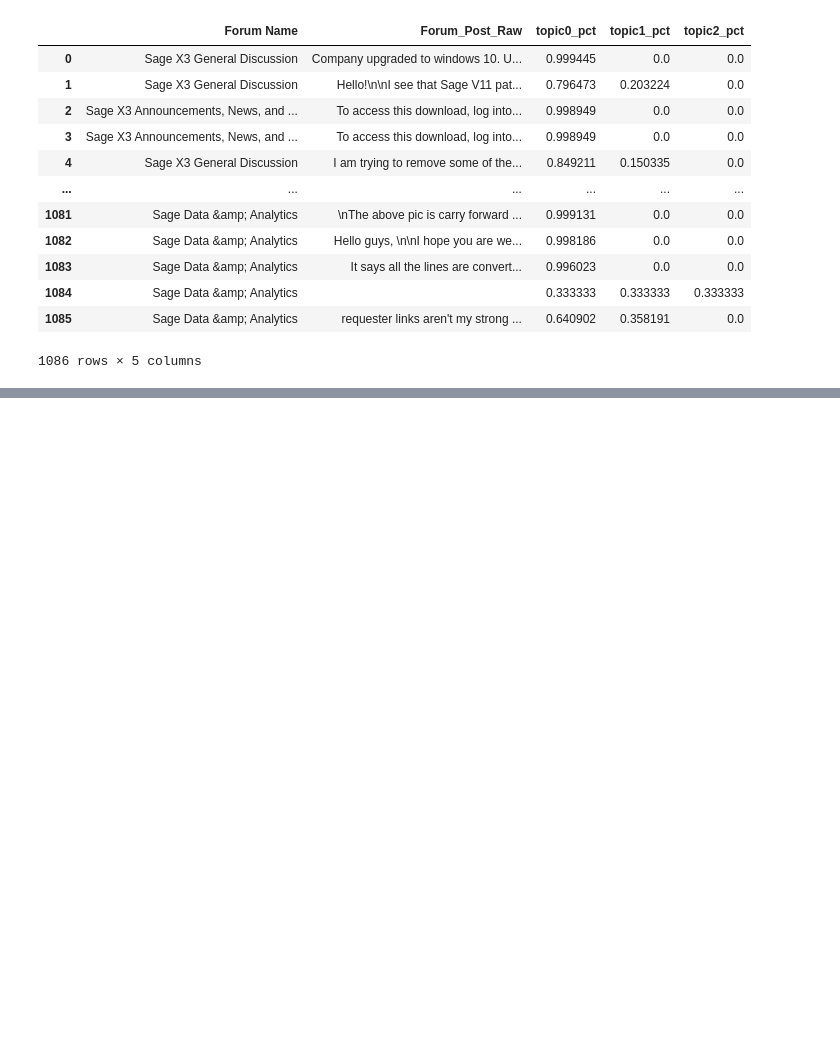
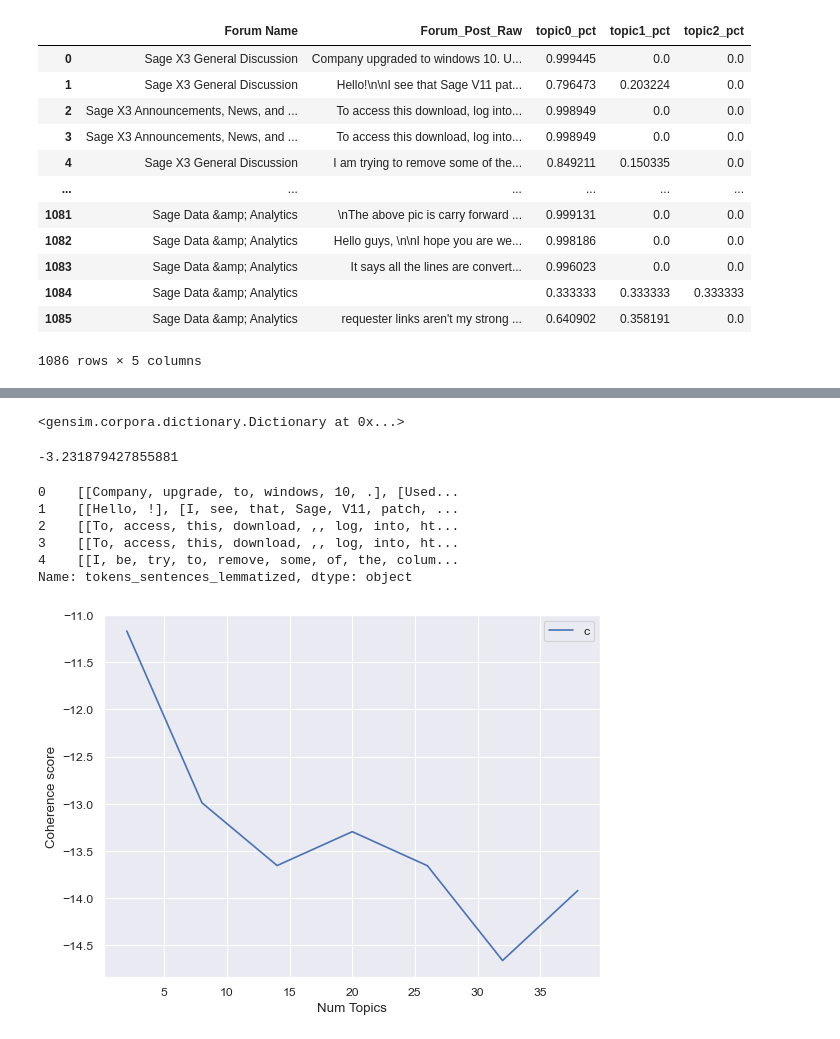
Before and after one commit to Delamater/MachineLearning, a Jupyter notebook: GeneralAssembly/CapstoneProject/SageCityForums/Final/Docs/SageForumsAnalysis.ipynb, the cells around one changed output, grey strips where cells are left out. Cells and saved outputs as stored; diff of their text form; code cells hidden in the pictures; blank space fills up the shorter version.

```diff
--- a/GeneralAssembly/CapstoneProject/SageCityForums/Final/Docs/SageForumsAnalysis.ipynb
+++ b/GeneralAssembly/CapstoneProject/SageCityForums/Final/Docs/SageForumsAnalysis.ipynb
@@ -1207,0 +1229,46 @@ dfResults
+# %%
+id2word = Dictionary(tokens)
+id2word
+# %% [output]
+<gensim.corpora.dictionary.Dictionary at 0x...>
+# %%
+cm = CoherenceModel(model=lda_model, corpus=corpus, texts=dfLDA['Forum_Post_Raw'], coherence='u_mass')
+cm.get_coherence()
+# %% [output]
+-3.231879427855881
+# %%
+dfLDA['tokens_sentences_lemmatized'].head()
+# %% [output]
+0    [[Company, upgrade, to, windows, 10, .], [Used...
+1    [[Hello, !], [I, see, that, Sage, V11, patch, ...
+2    [[To, access, this, download, ,, log, into, ht...
+3    [[To, access, this, download, ,, log, into, ht...
+4    [[I, be, try, to, remove, some, of, the, colum...
+Name: tokens_sentences_lemmatized, dtype: object
+# %%
+def compute_coherence_values(dictionary, corpus, texts, limit, start=2, step=3):
+    """
+    Compute c_v coherence for various number of topics
+
+    Parameters:
+    ----------
+    dictionary : Gensim dictionary
+    corpus : Gensim corpus
+    texts : List of input texts
+    limit : Max num of topics
+
+    Returns:
+    -------
+    model_list : List of LDA topic models
+    coherence_values : Coherence values corresponding to the LDA model with respective number of topics
+    """
+    coherence_values = []
+    model_list = []
+    for num_topics in range(start, limit, step):
+        model=LdaModel(corpus=corpus, id2word=dictionary, num_topics=num_topics)
+#         model=lda_model
+        model_list.append(model)
+        coherencemodel = CoherenceModel(model=model, texts=texts, dictionary=dictionary, coherence='u_mass')
+        coherence_values.append(coherencemodel.get_coherence())
+
+    return model_list, coherence_values
@@ -1207,0 +1277,17 @@ dfResults
+# %%
+model_list, coherence_values = compute_coherence_values(dictionary=id2word , corpus=corpus, texts=dfLDA['tokens'].to_list(), start=2, limit=40, step=6)
+# Show graph
+import matplotlib.pyplot as plt
+from matplotlib.pyplot import figure
+
+figure(figsize=(8, 6), dpi=80)
+
+limit=40; start=2; step=6;
+x = range(start, limit, step)
+plt.plot(x, coherence_values)
+plt.xlabel("Num Topics")
+plt.ylabel("Coherence score")
+plt.legend(("coherence_values"), loc='best')
+plt.show()
+# %% [output]
+[figure, added]
```
Also changed, not shown: parts of 37 cells of this notebook, 10 other files.
